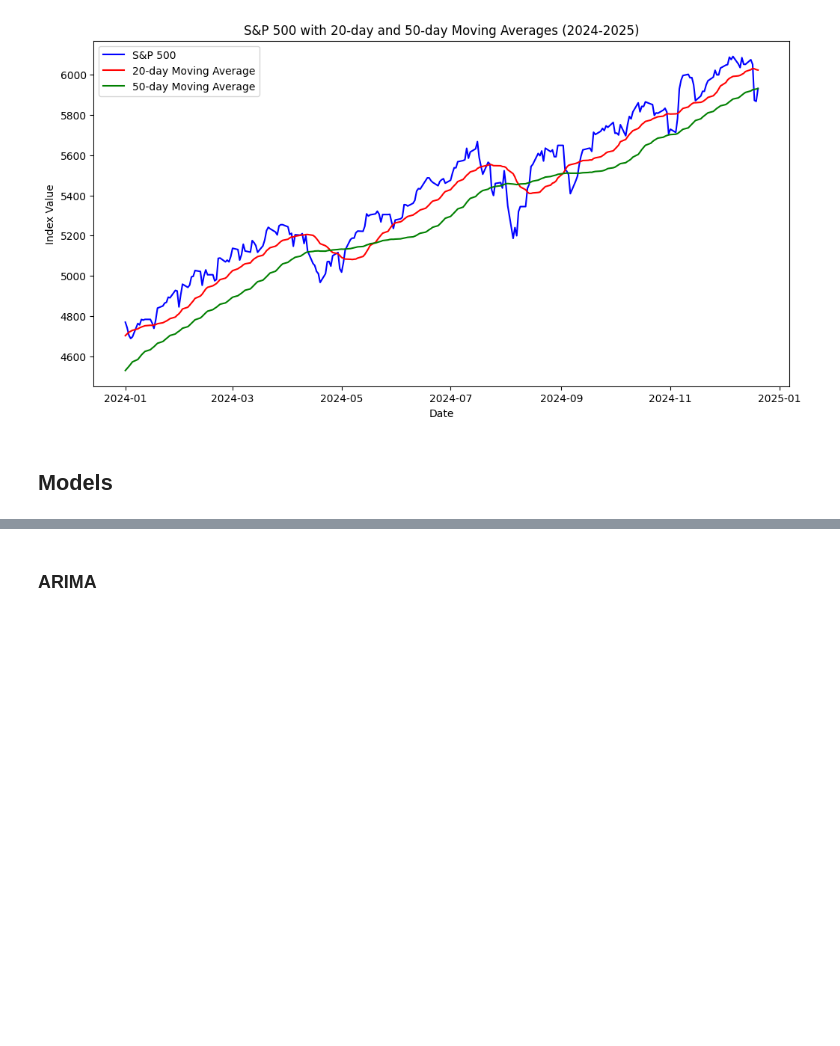
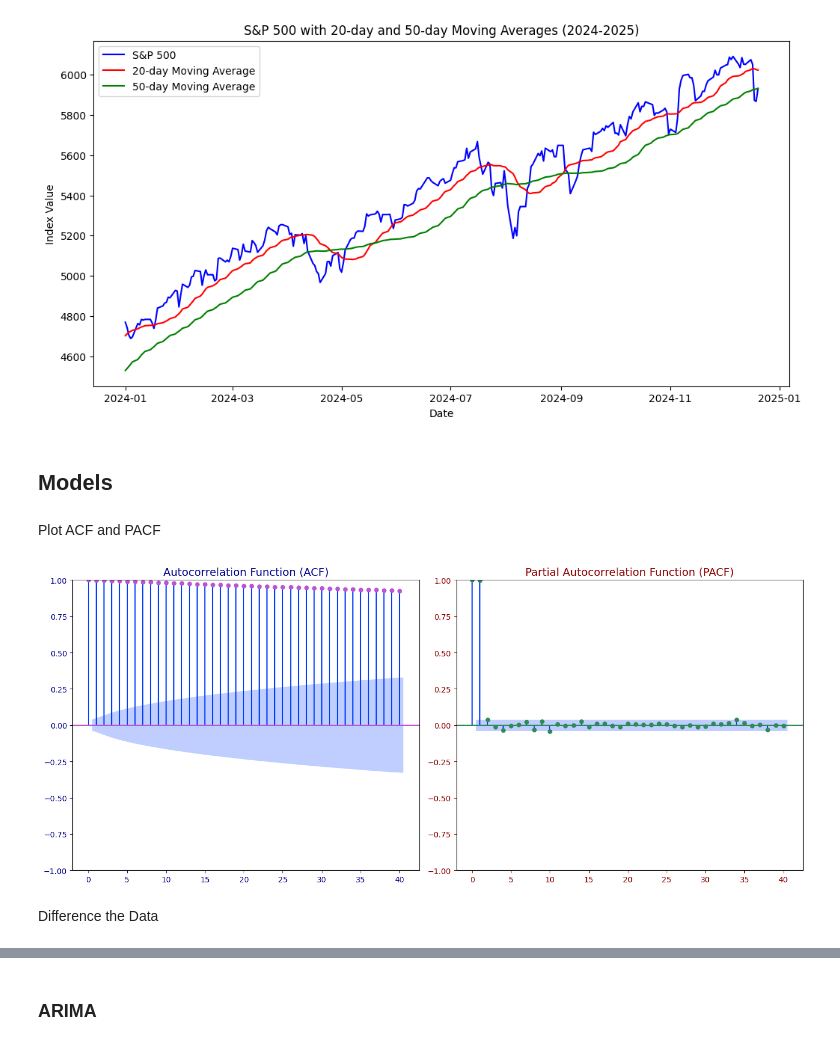
Before and after one commit to johnpospisil/SP500, a Jupyter notebook: s-p-500-stocks.ipynb, the cells around one changed output, grey strips where cells are left out. Cells and saved outputs as stored; diff of their text form; code cells hidden in the pictures; blank space fills up the shorter version.

```diff
--- a/s-p-500-stocks.ipynb
+++ b/s-p-500-stocks.ipynb
@@ -276,3 +273,37 @@ plt.show()
 [figure]
 # %% [markdown]
 ## Models
+# %% [markdown]
+Plot ACF and PACF
+# %%
+import pandas as pd
+import matplotlib.pyplot as plt
+from statsmodels.graphics.tsaplots import plot_acf, plot_pacf
+
+# Use a colorful seaborn style
+plt.style.use('seaborn-v0_8-bright')
+
+# Ensure there are no missing values
+ts_data = index_df['S&P500'].dropna()
+
+# Create subplots for ACF and PACF
+fig, axes = plt.subplots(1, 2, figsize=(14, 6))
+
+# Plot the Autocorrelation Function (ACF) with custom color
+plot_acf(ts_data, lags=40, ax=axes[0], color='mediumorchid')
+axes[0].set_title('Autocorrelation Function (ACF)', fontsize=14, color='darkblue')
+axes[0].tick_params(axis='x', colors='darkblue')
+axes[0].tick_params(axis='y', colors='darkblue')
+
+# Plot the Partial Autocorrelation Function (PACF) with another custom color
+plot_pacf(ts_data, lags=40, ax=axes[1], method='ywm', color='seagreen')
+axes[1].set_title('Partial Autocorrelation Function (PACF)', fontsize=14, color='darkred')
+axes[1].tick_params(axis='x', colors='darkred')
+axes[1].tick_params(axis='y', colors='darkred')
+plt.tight_layout()
+plt.savefig('acf_and_pacf.jpg', format='jpg', dpi=300)
+plt.show()
+# %% [output]
+[figure, added]
+# %% [markdown]
+Difference the Data
```
Also changed, not shown: parts of 10 cells of this notebook.
